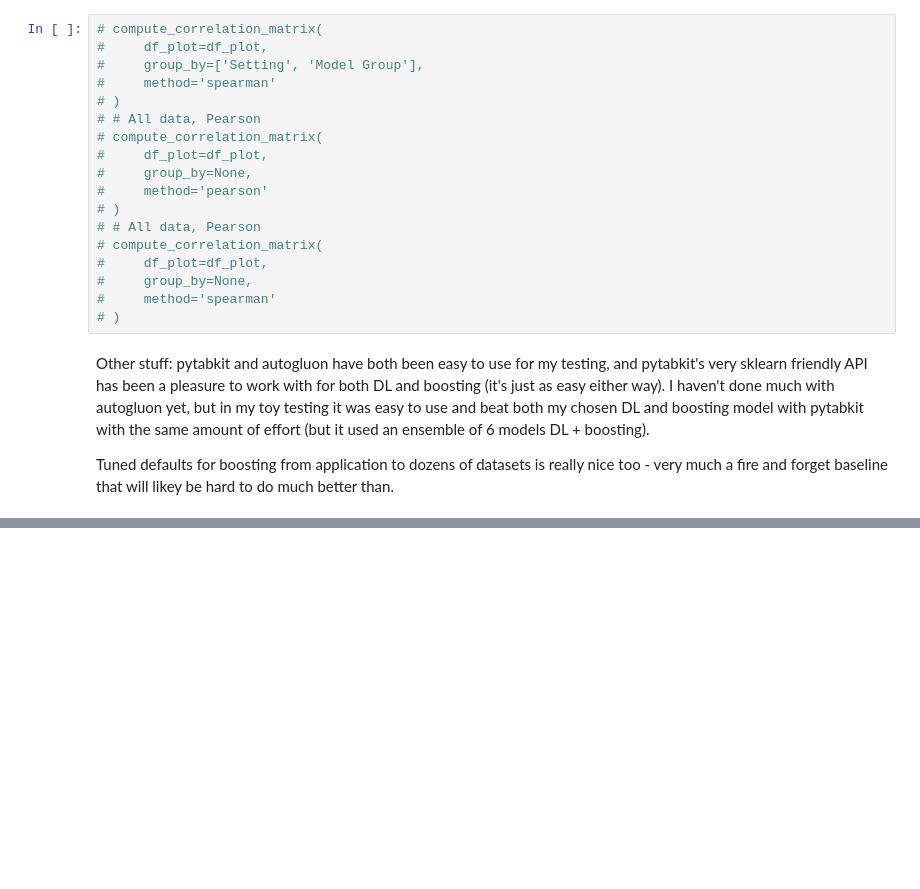
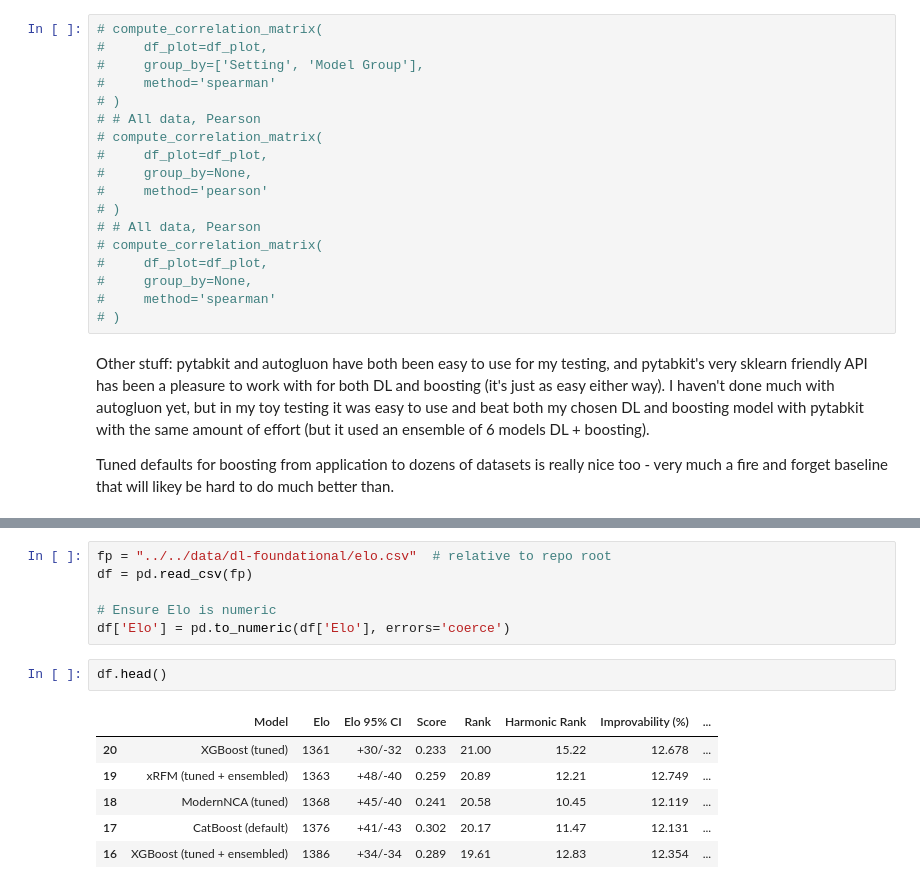
Before and after one commit to m-clark/m-clark.github.io, a Jupyter notebook: posts/2026-03-01-dl-for-tabular-foundational/explore_tabarena.ipynb, the cells around one changed output, grey strips where cells are left out. Saved outputs shown, nothing was run; the diff lists cells and outputs as text; blank space fills up the shorter version.

```diff
--- a/posts/2026-03-01-dl-for-tabular-foundational/explore_tabarena.ipynb
+++ b/posts/2026-03-01-dl-for-tabular-foundational/explore_tabarena.ipynb
@@ -555,0 +647,15 @@ Tuned defaults for boosting from application to dozens of datasets is really nic
+# %%
+fp = "../../data/dl-foundational/elo.csv"  # relative to repo root
+df = pd.read_csv(fp)
+
+# Ensure Elo is numeric
+df['Elo'] = pd.to_numeric(df['Elo'], errors='coerce')
+# %%
+df.head()
+# %% [output]
+|  | Model | Elo | Elo 95% CI | Score | Rank | Harmonic Rank | Improvability (%) | ... |
+| 20 | XGBoost (tuned) | 1361 | +30/-32 | 0.233 | 21.00 | 15.22 | 12.678 | ... |
+| 19 | xRFM (tuned + ensembled) | 1363 | +48/-40 | 0.259 | 20.89 | 12.21 | 12.749 | ... |
+| 18 | ModernNCA (tuned) | 1368 | +45/-40 | 0.241 | 20.58 | 10.45 | 12.119 | ... |
+| 17 | CatBoost (default) | 1376 | +41/-43 | 0.302 | 20.17 | 11.47 | 12.131 | ... |
+| 16 | XGBoost (tuned + ensembled) | 1386 | +34/-34 | 0.289 | 19.61 | 12.83 | 12.354 | ... |
```
Also changed, not shown: parts of 17 cells of this notebook, 4 other files.
